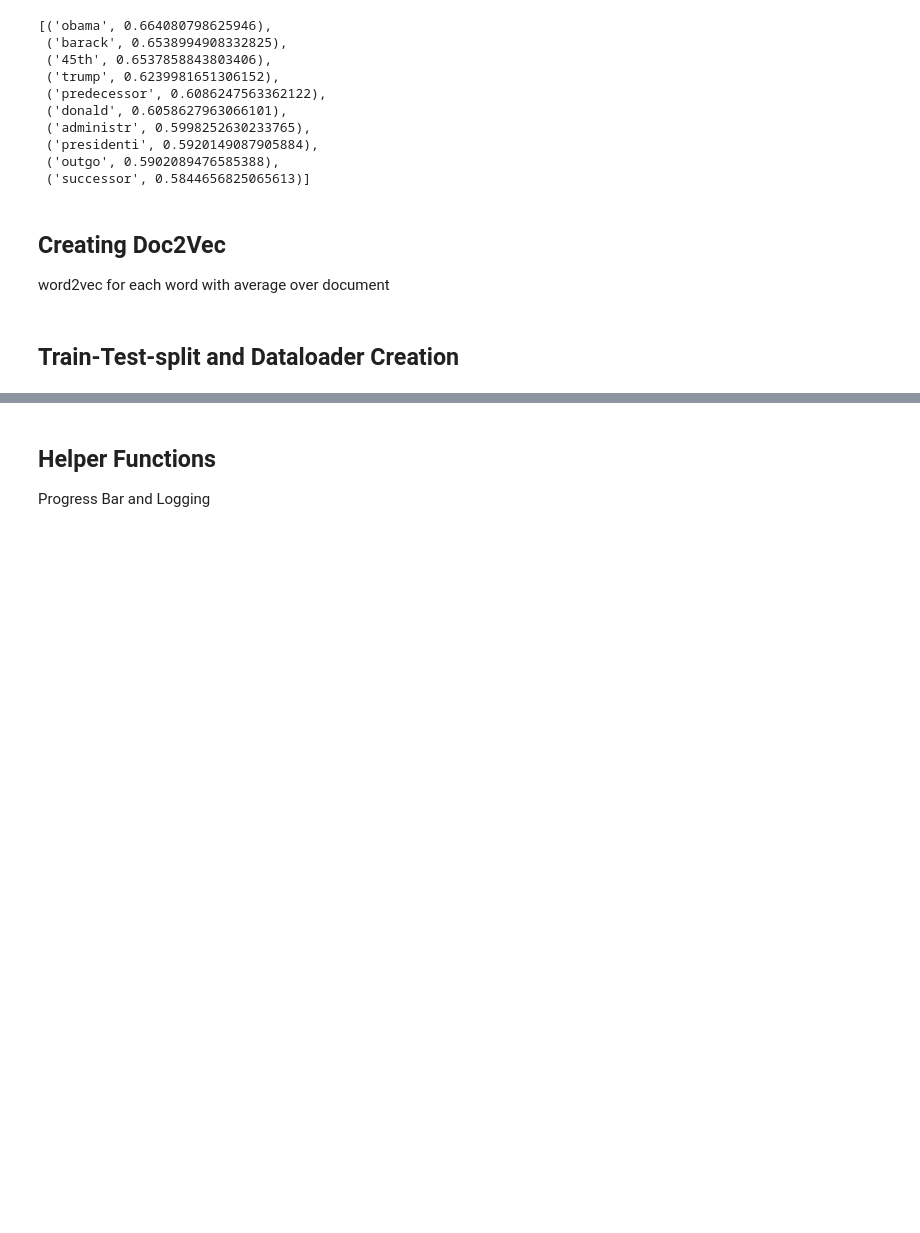
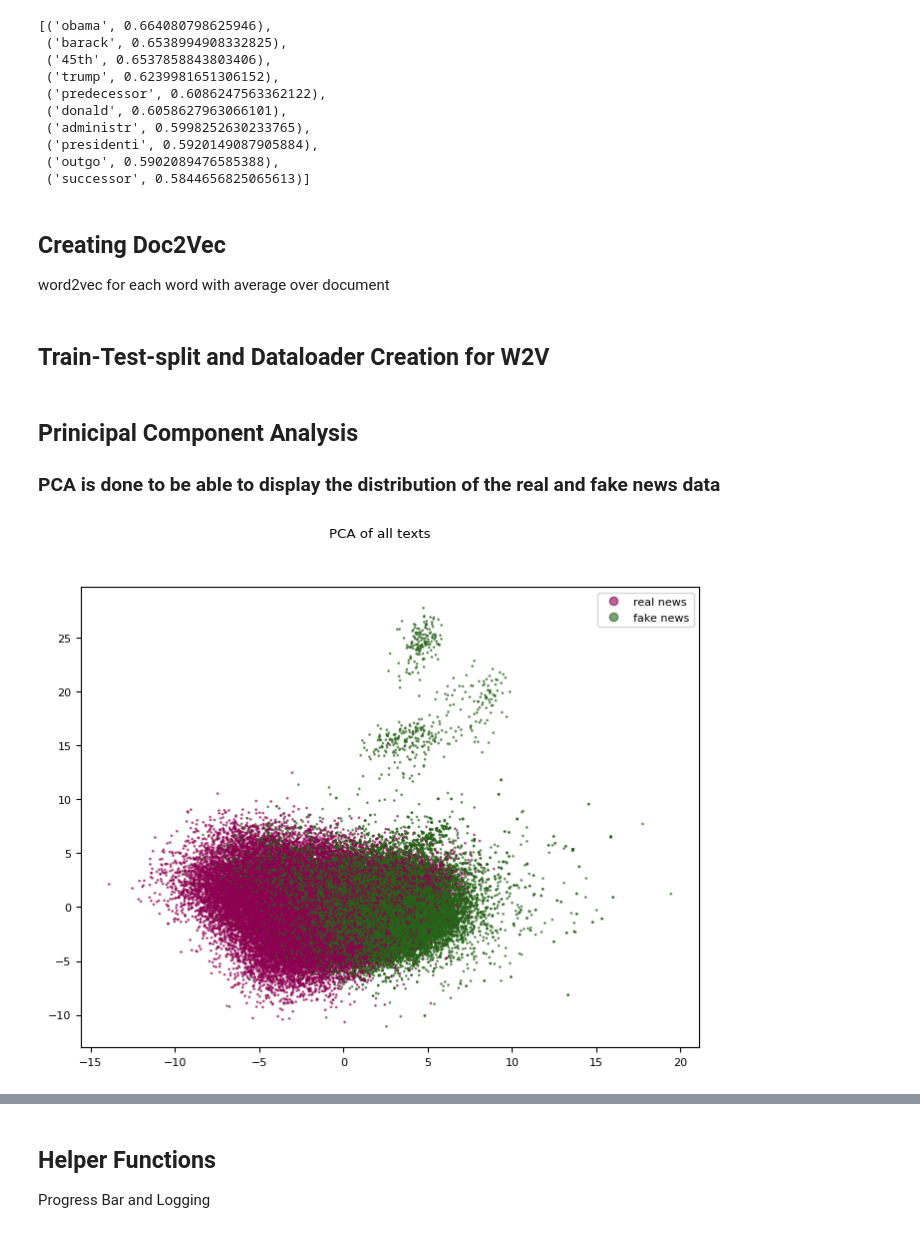
Before and after one commit to StellaLukasser/AIR, a Jupyter notebook: A3.ipynb, the cells around one changed output, grey strips where cells are left out. Drawn from its saved outputs; the diff is of its cells as text; code cells hidden in the pictures; blank space fills up the shorter version.

```diff
--- a/A3.ipynb
+++ b/A3.ipynb
@@ -455,7 +510,7 @@ def doc2vec():
 if not os.path.exists("data/data_w2v.pkl"):
     doc2vec()
 # %% [markdown]
-## Train-Test-split and Dataloader Creation
+## Train-Test-split and Dataloader Creation for W2V
 # %%
 def collate_batch(batch):
     labels = list()
@@ -514,3 +569,7 @@ train_dataloader_title = DataLoader(train_dataset_title, **params)
 test_dataloader_title = DataLoader(test_dataset_title, **params)
 train_dataloader_text = DataLoader(train_dataset_text, **params)
 test_dataloader_text = DataLoader(test_dataset_text, **params)
+# %% [markdown]
+## Prinicipal Component Analysis
+
+### PCA is done to be able to display the distribution of the real and fake news data
@@ -516,0 +586,4 @@ test_dataloader_text = DataLoader(test_dataset_text, **params)
+# %%
+pca_(data_d2v_text["text"], data_d2v_text["label"], "text")
+# %% [output]
+[figure, added]
```
Also changed, not shown: parts of 47 cells of this notebook, 7 other files.
